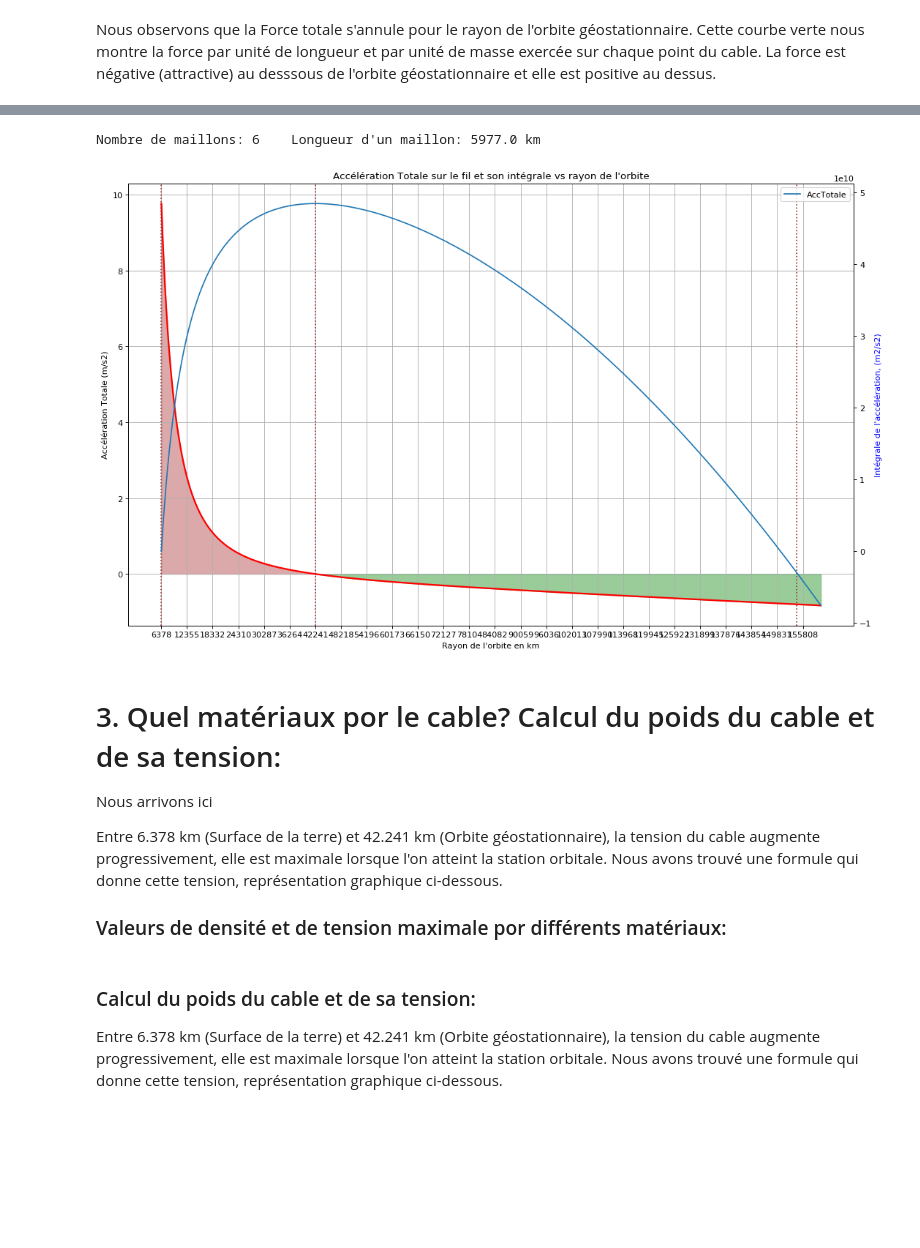
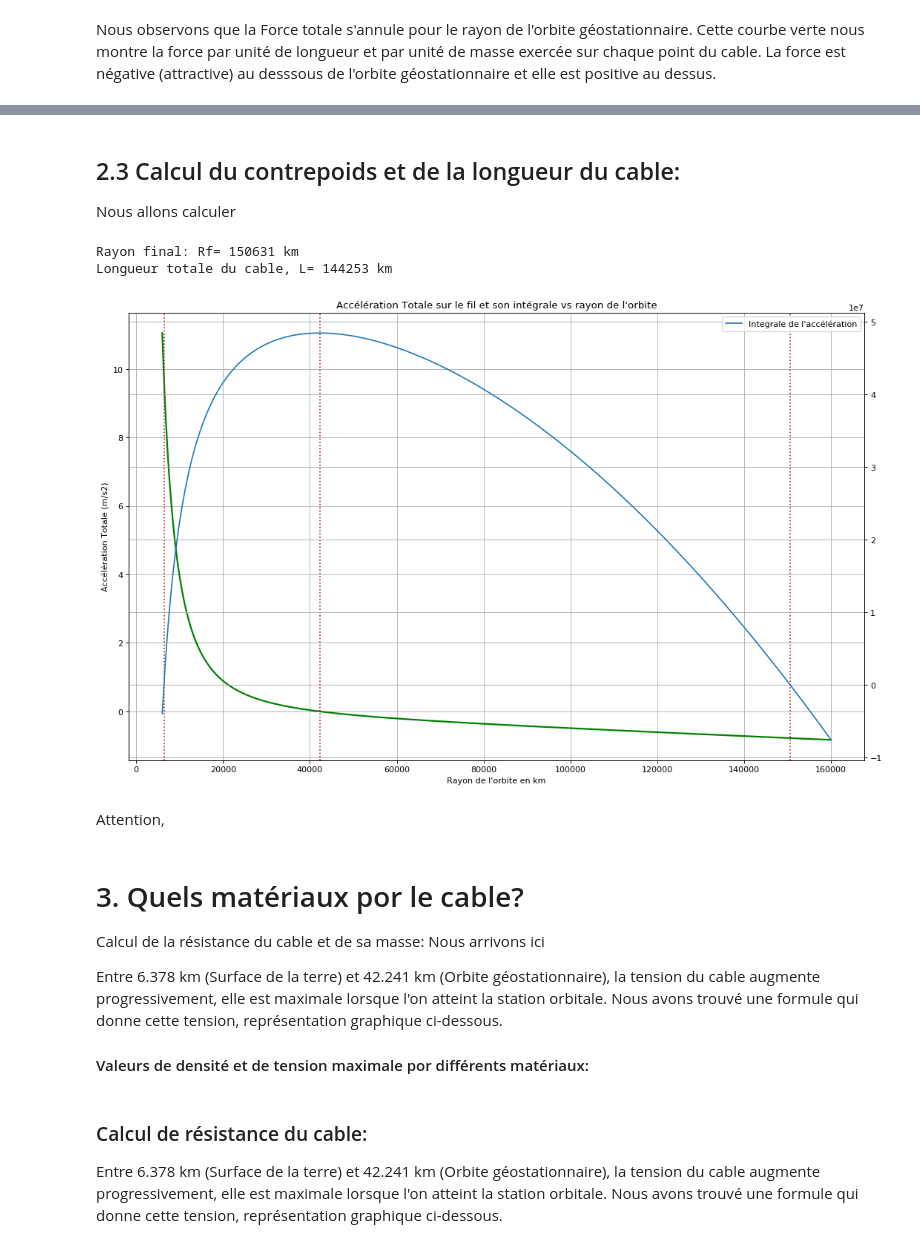
Before and after one commit to christophe-bonnefoy/TPE-SRR-2018, a Jupyter notebook: TPE-Ascenseur-Spatial.ipynb, the cells around one changed output, grey strips where cells are left out. Saved outputs shown, nothing was run; the diff lists cells and outputs as text; code cells hidden in the pictures; blank space fills up the shorter version.

```diff
--- a/TPE-Ascenseur-Spatial.ipynb
+++ b/TPE-Ascenseur-Spatial.ipynb
@@ -10,10 +12,9 @@ import matplotlib.pyplot as plt
 # %% [markdown]
 Définissons ensuite les constantes utilisées:
 # %%
-G  = 6.67408E-11    # Constante de gravitation universelle en m(3)*s(-2)*kg(-1)
-M  = 5.97242E24     # Masse de la terre en kg
-#Rt = 6.3781E6       # Rayon de la Terre en m, soit 6378 km
-Rt = 6378           # Rayon  de la terre en km
+G  = 6.67E-11    # Constante de gravitation universelle en m(3)*s(-2)*kg(-1)
+Mt = 5.98E24     # Masse de la terre en kg
+Rt = 6378E3      # Rayon  de la terre en m
 # %% [markdown]
 # 1. Movement orbital
 # %% [markdown]
@@ -127,7 +187,4 @@ Nous allons introduire une autre fonction que nous appelerons Tension_cable
 # %%
-def IntegraleAcc (r_km):
-    IntegraleAcc = G*M*( -1/r_km - (r_km**2)/(2*Rg**3) + 1/Rt + (Rt**2)/(2*Rg**3))
+def IntegraleAcc (r):
+    IntegraleAcc = G*Mt*( -1/r - (r**2)/(2*Rg**3) + 1/Rt + (Rt**2)/(2*Rg**3))
     return IntegraleAcc
-
-# Rf: rayon final du cable, tension nulle, valeur extraite du graphique suivant
-Rf = 154400
@@ -134,51 +238,58 @@ Rf = 154400
+# %% [markdown]
+## 2.3 Calcul du contrepoids et de la longueur du cable:
+Nous allons calculer
+# %%
+# Rf: rayon du bout final du cable, tension nulle
+# Valeur théorique trouvée dans la documentation, "Physics of the Space Elevator"
+Rf = (Rt/2)*( np.sqrt(1+8*(Rg/Rt)**3) - 1)
+print ("Rayon final: Rf=",int(Rf*1E-3),"km")
+print ("Longueur totale du cable, L=", int((Rf-Rt)*1E-3),"km")
+# %% [output]
+Rayon final: Rf= 150631 km
+Longueur totale du cable, L= 144253 km
 # %%
 plt.close('all')
 
-NombreMaillons = 6
-LongueurMaillon = (Rg-Rt)/NombreMaillons
-print("Nombre de maillons:", NombreMaillons, "   Longueur d'un maillon:",round(LongueurMaillon,0), "km")
+r = np.arange(6E6, 160E6, 1E3)
+r_km = r*1E-3
 
 fig = plt.figure(figsize=(16, 10), dpi= 80, facecolor='w', edgecolor='k')
 
 ax1 = fig.add_subplot(111)
 
-r_km = np.arange(Rt, 160000, 1)
+#r_km = np.arange(Rt, 160000, 1)
 
-ax1.plot(r_km,  AccTotale(r_km), color="red",  linewidth=2)
+plt.plot(r_km,  AccTotale(r), color="green",  linewidth=2, label="Accélération Totale")
 
-plt.fill_between(r_km, 0, AccTotale(r_km), r_km < Rg, color='brown', alpha=.4)
-plt.fill_between(r_km, 0, AccTotale(r_km), r_km > Rg, color="green", alpha=.4)
+plt.axvline(x=Rt*1E-3, linestyle=":", color="brown")
+plt.axvline(x=Rg*1E-3, linestyle=":", color="brown")
+plt.axvline(x=Rf*1E-3, linestyle=":", color="brown")
 
-plt.axvline(x=Rt, linestyle=":", color="brown")
-plt.axvline(x=Rg, linestyle=":", color="brown")
-plt.axvline(x=Rf, linestyle=":", color="brown")
-
-#plt.xlim([Rt,Rf])
-#plt.xlim(xmax=Rf)
-
-plt.xticks(np.arange(Rt,160000,LongueurMaillon))
 plt.grid()
 
 plt.xlabel("Rayon de l'orbite en km")
 plt.ylabel("Accélération Totale (m/s2)")
 
 ax2 = ax1.twinx()
-ax2.plot(r_km, IntegraleAcc(r_km), label="Integrale de l'accélération")
-ax2.set_ylabel("Intégrale de l'accélération, (m2/s2)", color='b')
+ax2.plot(r_km, IntegraleAcc(r), label="Integrale de l'accélération")
+ax2.grid()
+#ax2.set_ylabel("Intégrale de l'accélération, (m2/s2)", color='b')
 
 plt.title("Accélération Totale sur le fil et son intégrale vs rayon de l'orbite")
-plt.legend(['AccTotale', 'IntegraleAcc'])
+plt.legend()
 plt.savefig('images/acctotale-integrale.png')
 
 plt.show()
 # %% [output]
-Nombre de maillons: 6    Longueur d'un maillon: 5977.0 km
-[figure, old version]
+[figure, new version]
+# %% [markdown]
+Attention,
 # %% [markdown]
-# 3. Quel matériaux por le cable? Calcul du poids du cable et de sa tension:
+# 3. Quels matériaux por le cable?
+Calcul de la résistance du cable et de sa masse:
 Nous arrivons ici
 
 Entre 6.378 km (Surface de la terre) et 42.241 km (Orbite géostationnaire), la tension du cable augmente progressivement, elle est maximale lorsque l'on atteint la station orbitale. Nous avons trouvé une formule qui donne cette tension, représentation graphique ci-dessous.
 
-### Valeurs de densité et de tension maximale por différents matériaux:
+#### Valeurs de densité et de tension maximale por différents matériaux:
 # %%
@@ -192,4 +303,4 @@ Tmax_cnt    = 139E9
 # %% [markdown]
-### Calcul du poids du cable et de sa tension:
+### Calcul de résistance du cable:
 Entre 6.378 km (Surface de la terre) et 42.241 km (Orbite géostationnaire), la tension du cable augmente progressivement, elle est maximale lorsque l'on atteint la station orbitale. Nous avons trouvé une formule qui donne cette tension, représentation graphique ci-dessous.
 # %%
```
Also changed, not shown: parts of 28 cells of this notebook.
